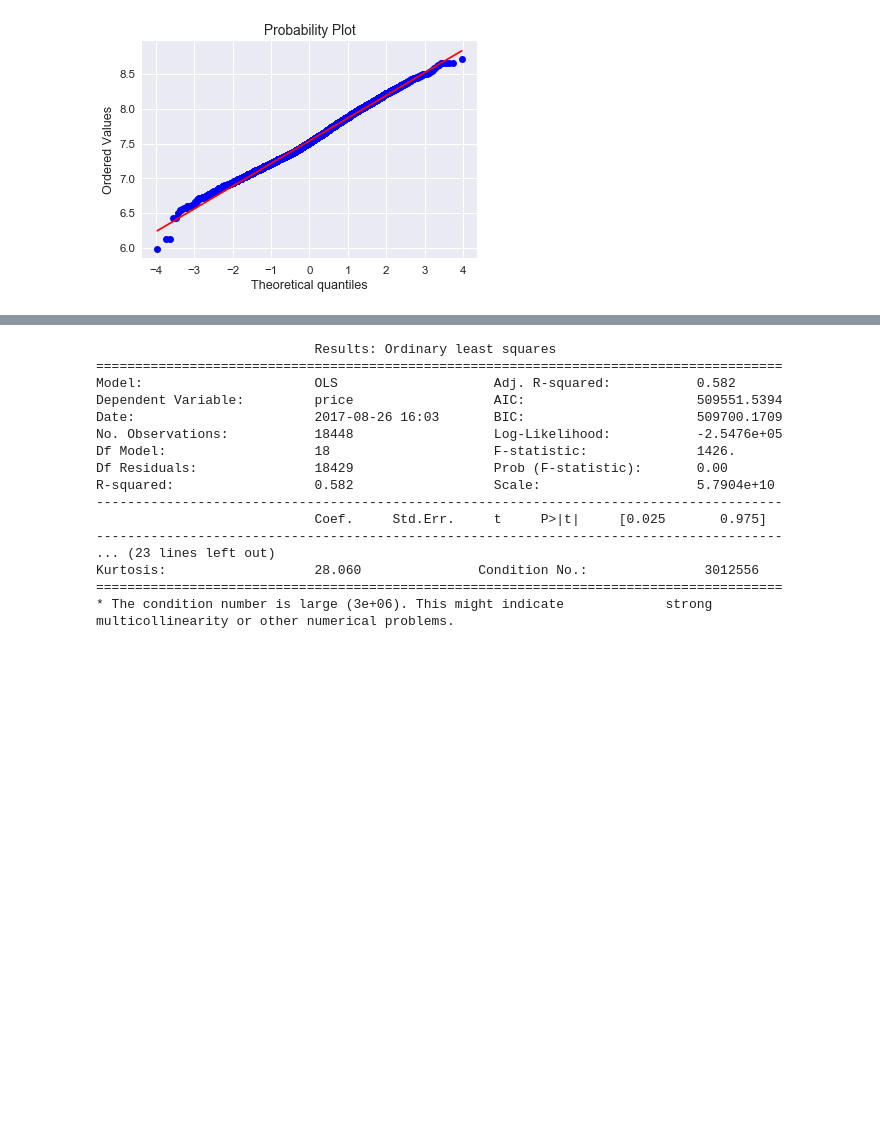
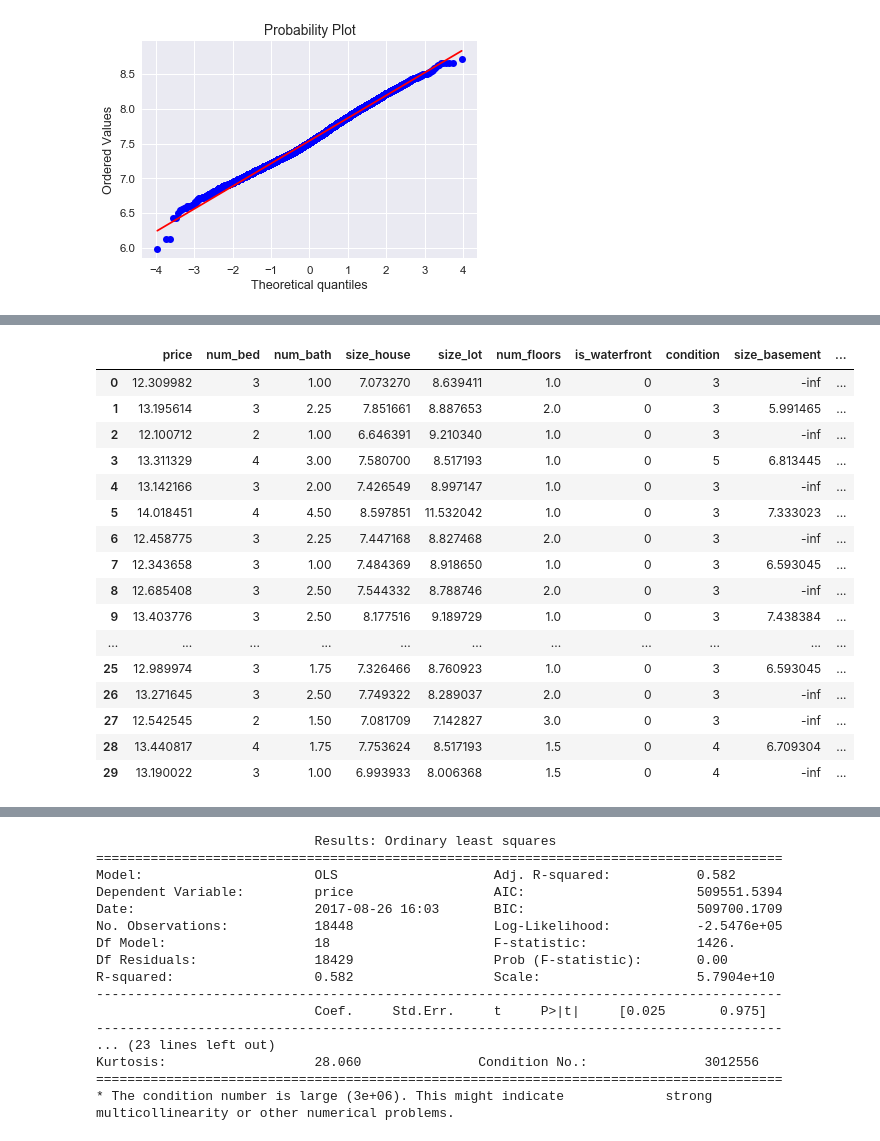
Before and after one commit to sn3fru/pricing-predict, a Jupyter notebook: notebook.ipynb, the cells around one changed output, grey strips where cells are left out. Saved outputs shown, nothing was run; the diff lists cells and outputs as text; code cells hidden in the pictures; blank space fills up the shorter version.

```diff
--- a/notebook.ipynb
+++ b/notebook.ipynb
@@ -178,0 +174,17 @@ df2.head()
+# %%
+df2['price'] = np.log(df2['price'])
+df2['size_house'] = np.log(df2['size_house'])
+df2['size_lot'] = np.log(df2['size_lot'])
+df2['size_basement'] = np.log(df2['size_basement'])
+# %%
+mask1 = (df2['year_built'] != 0)
+z_valid = df2[mask1]
+
+df2['time_since_construction'] = 100
+df2.loc[mask1, 'time_since_construction'] = np.log(2015 - z_valid['year_built'])
+# %%
+mask2 = (df2['renovation_date'] != 0)
+z_valid = df2[mask2]
+
+df2['time_since_renovation'] = 100
+df2.loc[mask2, 'time_since_renovation'] = np.log(2015 - z_valid['renovation_date'])
@@ -178,0 +207,22 @@ df2.head()
+# %%
+df2.head(30)
+# Analisar se oq a base chama de vizinhança é maior/menor que o cep, pois podemos
+# fazer um groupby no cep e construir um segundo indice média apenas com os dados da base.
+# %% [output]
+|  | price | num_bed | num_bath | size_house | size_lot | num_floors | is_waterfront | condition | size_basement | ... |
+| 0 | 12.309982 | 3 | 1.00 | 7.073270 | 8.639411 | 1.0 | 0 | 3 | -inf | ... |
+| 1 | 13.195614 | 3 | 2.25 | 7.851661 | 8.887653 | 2.0 | 0 | 3 | 5.991465 | ... |
+| 2 | 12.100712 | 2 | 1.00 | 6.646391 | 9.210340 | 1.0 | 0 | 3 | -inf | ... |
+| 3 | 13.311329 | 4 | 3.00 | 7.580700 | 8.517193 | 1.0 | 0 | 5 | 6.813445 | ... |
+| 4 | 13.142166 | 3 | 2.00 | 7.426549 | 8.997147 | 1.0 | 0 | 3 | -inf | ... |
+| 5 | 14.018451 | 4 | 4.50 | 8.597851 | 11.532042 | 1.0 | 0 | 3 | 7.333023 | ... |
+| 6 | 12.458775 | 3 | 2.25 | 7.447168 | 8.827468 | 2.0 | 0 | 3 | -inf | ... |
+| 7 | 12.343658 | 3 | 1.00 | 7.484369 | 8.918650 | 1.0 | 0 | 3 | 6.593045 | ... |
+| 8 | 12.685408 | 3 | 2.50 | 7.544332 | 8.788746 | 2.0 | 0 | 3 | -inf | ... |
+| 9 | 13.403776 | 3 | 2.50 | 8.177516 | 9.189729 | 1.0 | 0 | 3 | 7.438384 | ... |
+| ... | ... | ... | ... | ... | ... | ... | ... | ... | ... | ... |
+| 25 | 12.989974 | 3 | 1.75 | 7.326466 | 8.760923 | 1.0 | 0 | 3 | 6.593045 | ... |
+| 26 | 13.271645 | 3 | 2.50 | 7.749322 | 8.289037 | 2.0 | 0 | 3 | -inf | ... |
+| 27 | 12.542545 | 2 | 1.50 | 7.081709 | 7.142827 | 3.0 | 0 | 3 | -inf | ... |
+| 28 | 13.440817 | 4 | 1.75 | 7.753624 | 8.517193 | 1.5 | 0 | 4 | 6.709304 | ... |
+| 29 | 13.190022 | 3 | 1.00 | 6.993933 | 8.006368 | 1.5 | 0 | 4 | -inf | ... |
```
Also changed, not shown: parts of 24 cells of this notebook.
